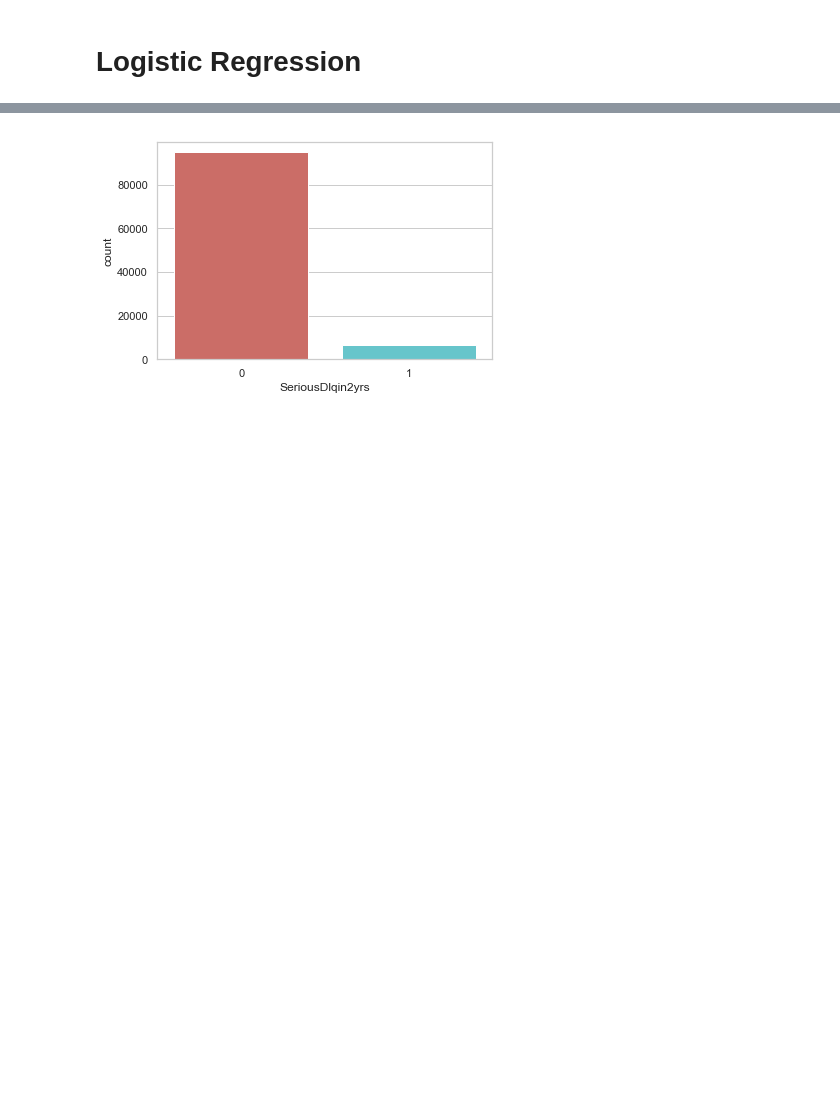
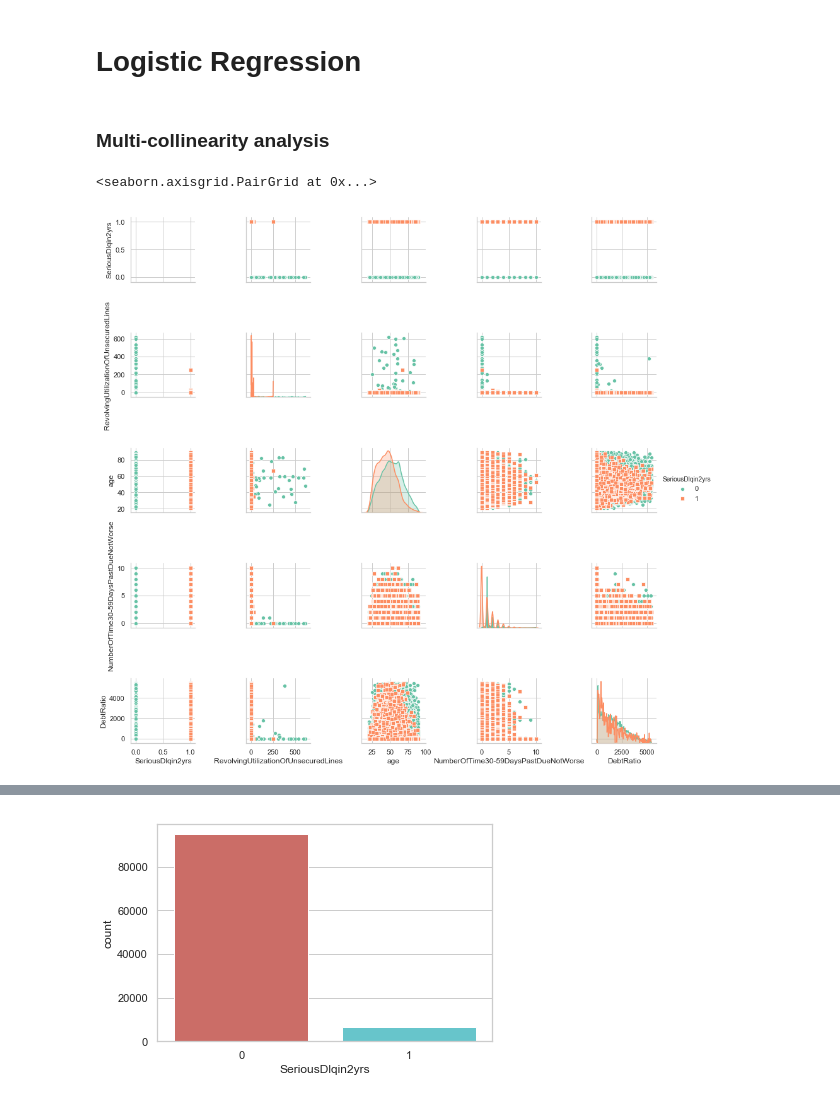
Before and after one commit to abender14/Blockchain-Capstone, a Jupyter notebook: CAPSTONE/ML_Model.ipynb, the cells around one changed output, grey strips where cells are left out. Cells and saved outputs as stored; diff of their text form; code cells hidden in the pictures; blank space fills up the shorter version.

```diff
--- a/CAPSTONE/ML_Model.ipynb
+++ b/CAPSTONE/ML_Model.ipynb
@@ -515,3 +514,10 @@ count                         101243.000000  101243.000000  101243.000000
 max            1.000000
 # %% [markdown]
 # Logistic Regression
+# %% [markdown]
+### Multi-collinearity analysis
+# %%
+sns.pairplot(df_full.iloc[:,0:5], kind="scatter", hue="SeriousDlqin2yrs", markers=["o", "s"], palette="Set2")
+# %% [output]
+<seaborn.axisgrid.PairGrid at 0x...>
+[figure, added]
```
Also changed, not shown: parts of 15 cells of this notebook.
